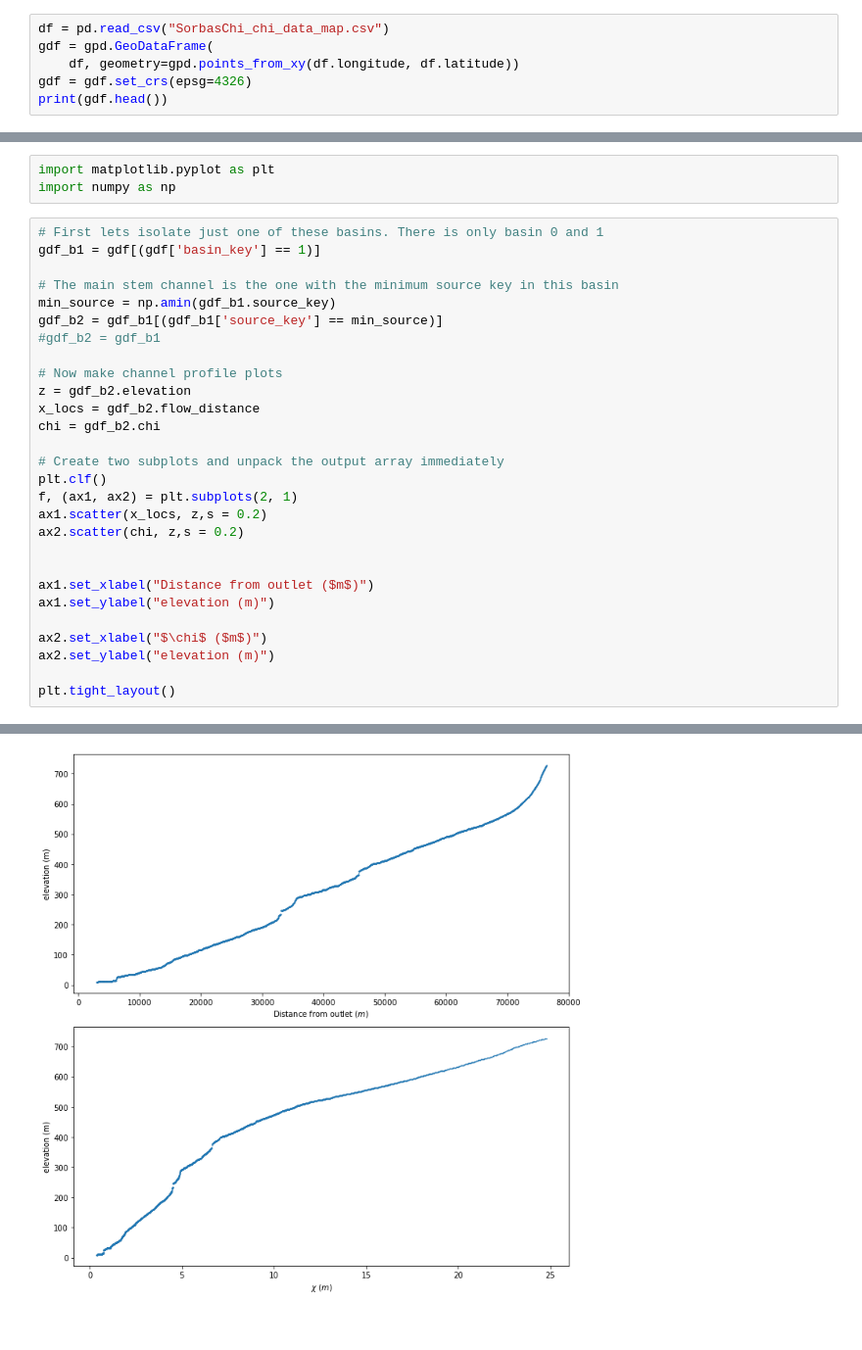
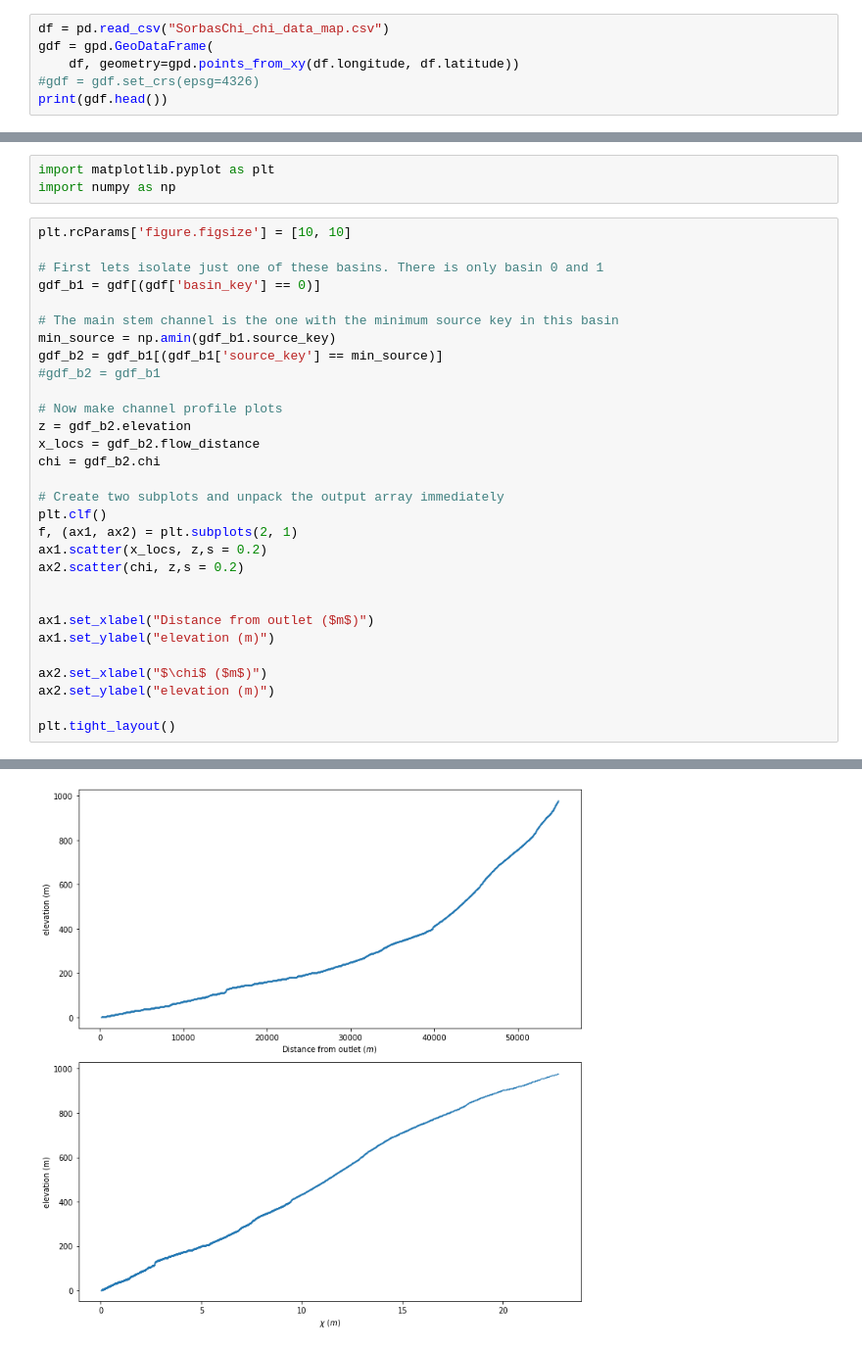
Before and after one commit to simon-m-mudd/smm_teaching_notebooks, a Jupyter notebook: Channel_incision/Lesson_07_sorbas_profiles.ipynb, the cells around one changed output, grey strips where cells are left out. Shown at 98% size. Drawn from its saved outputs; the diff is of its cells as text.

```diff
--- a/Channel_incision/Lesson_07_sorbas_profiles.ipynb
+++ b/Channel_incision/Lesson_07_sorbas_profiles.ipynb
@@ -14,7 +14,7 @@ import geopandas as gpd
 df = pd.read_csv("SorbasChi_chi_data_map.csv")
 gdf = gpd.GeoDataFrame(
     df, geometry=gpd.points_from_xy(df.longitude, df.latitude))
-gdf = gdf.set_crs(epsg=4326)
+#gdf = gdf.set_crs(epsg=4326)
 print(gdf.head())
 # %% [output]
     latitude  longitude     chi  elevation  flow_distance  drainage_area  \
@@ -72,33 +72,35 @@ Now let's plot the data in profile
 import matplotlib.pyplot as plt
 import numpy as np
 # %%
+plt.rcParams['figure.figsize'] = [10, 10]
+
 # First lets isolate just one of these basins. There is only basin 0 and 1
-gdf_b1 = gdf[(gdf['basin_key'] == 1)]
+gdf_b1 = gdf[(gdf['basin_key'] == 0)]
 
 # The main stem channel is the one with the minimum source key in this basin
 min_source = np.amin(gdf_b1.source_key)
 gdf_b2 = gdf_b1[(gdf_b1['source_key'] == min_source)]
 #gdf_b2 = gdf_b1
 
 # Now make channel profile plots
 z = gdf_b2.elevation
 x_locs = gdf_b2.flow_distance
 chi = gdf_b2.chi
 
 # Create two subplots and unpack the output array immediately
 plt.clf()
 f, (ax1, ax2) = plt.subplots(2, 1)
 ax1.scatter(x_locs, z,s = 0.2)
 ax2.scatter(chi, z,s = 0.2)
 
 
 ax1.set_xlabel("Distance from outlet ($m$)")
 ax1.set_ylabel("elevation (m)")
 
 ax2.set_xlabel("$\chi$ ($m$)")
 ax2.set_ylabel("elevation (m)")
 
 plt.tight_layout()
 # %% [output]
 <Figure size 720x720 with 0 Axes>
-[figure, old version]
+[figure, new version]
```
Also changed, not shown: 3 other files.
